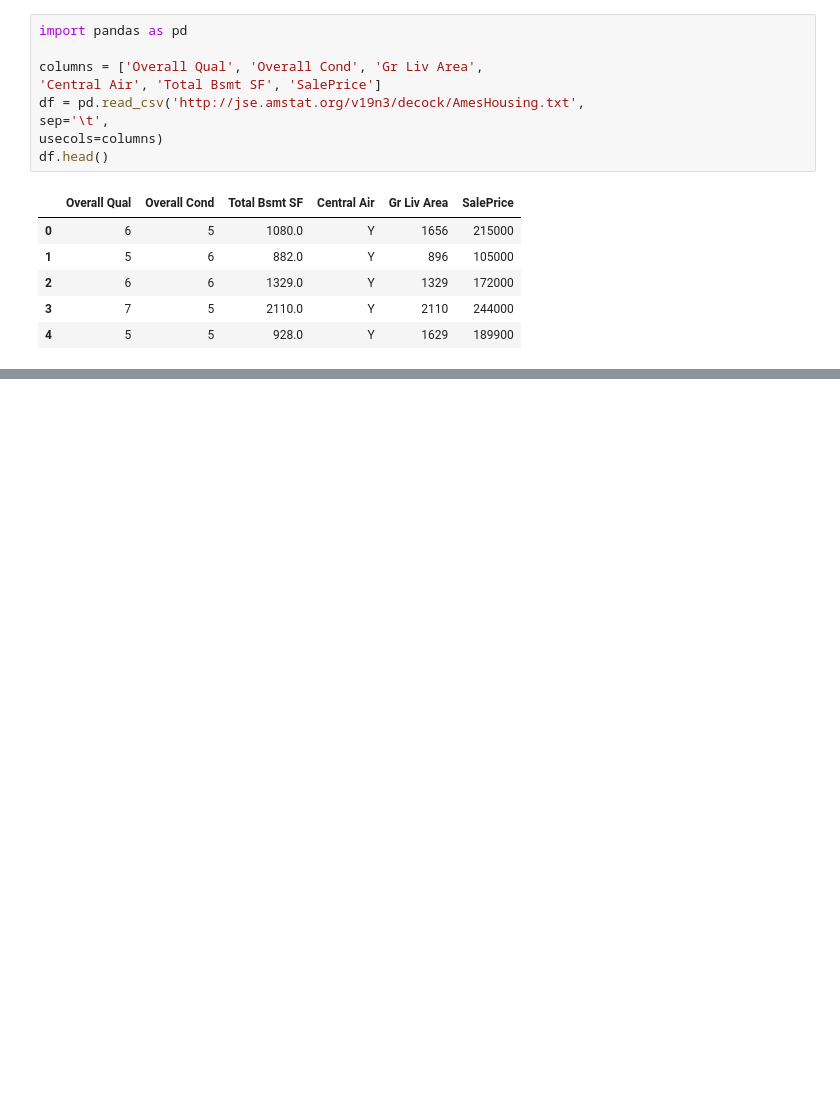
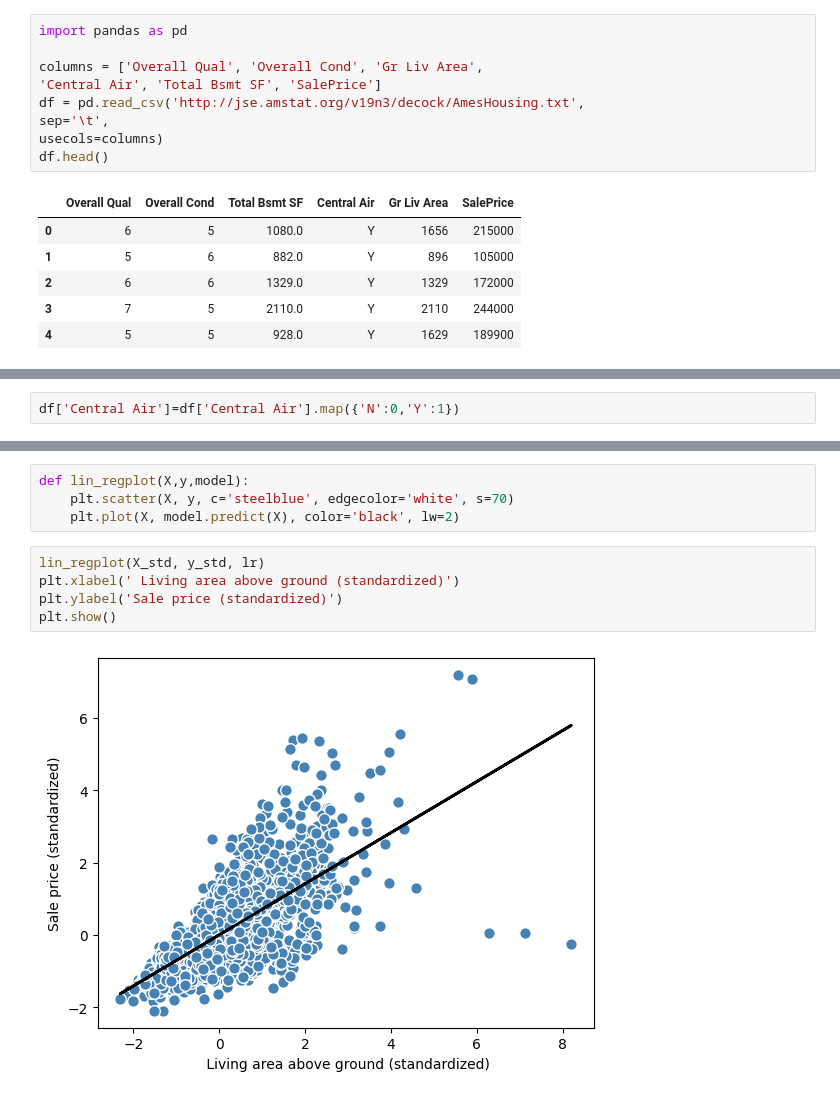
Before and after one commit to Mmadan128/ml_revision, a Jupyter notebook: ch9.ipynb, the cells around one changed output, grey strips where cells are left out. Drawn from its saved outputs; the diff is of its cells as text; blank space fills up the shorter version.

```diff
--- a/ch9.ipynb
+++ b/ch9.ipynb
@@ -18,0 +21,2 @@ df.shape
+# %%
+df['Central Air']=df['Central Air'].map({'N':0,'Y':1})
@@ -18,0 +96,11 @@ df.shape
+# %%
+def lin_regplot(X,y,model):
+    plt.scatter(X, y, c='steelblue', edgecolor='white', s=70)
+    plt.plot(X, model.predict(X), color='black', lw=2)
+# %%
+lin_regplot(X_std, y_std, lr)
+plt.xlabel(' Living area above ground (standardized)')
+plt.ylabel('Sale price (standardized)')
+plt.show()
+# %% [output]
+[figure, added]
```
Also changed, not shown: parts of 21 cells of this notebook, 1 other file.
